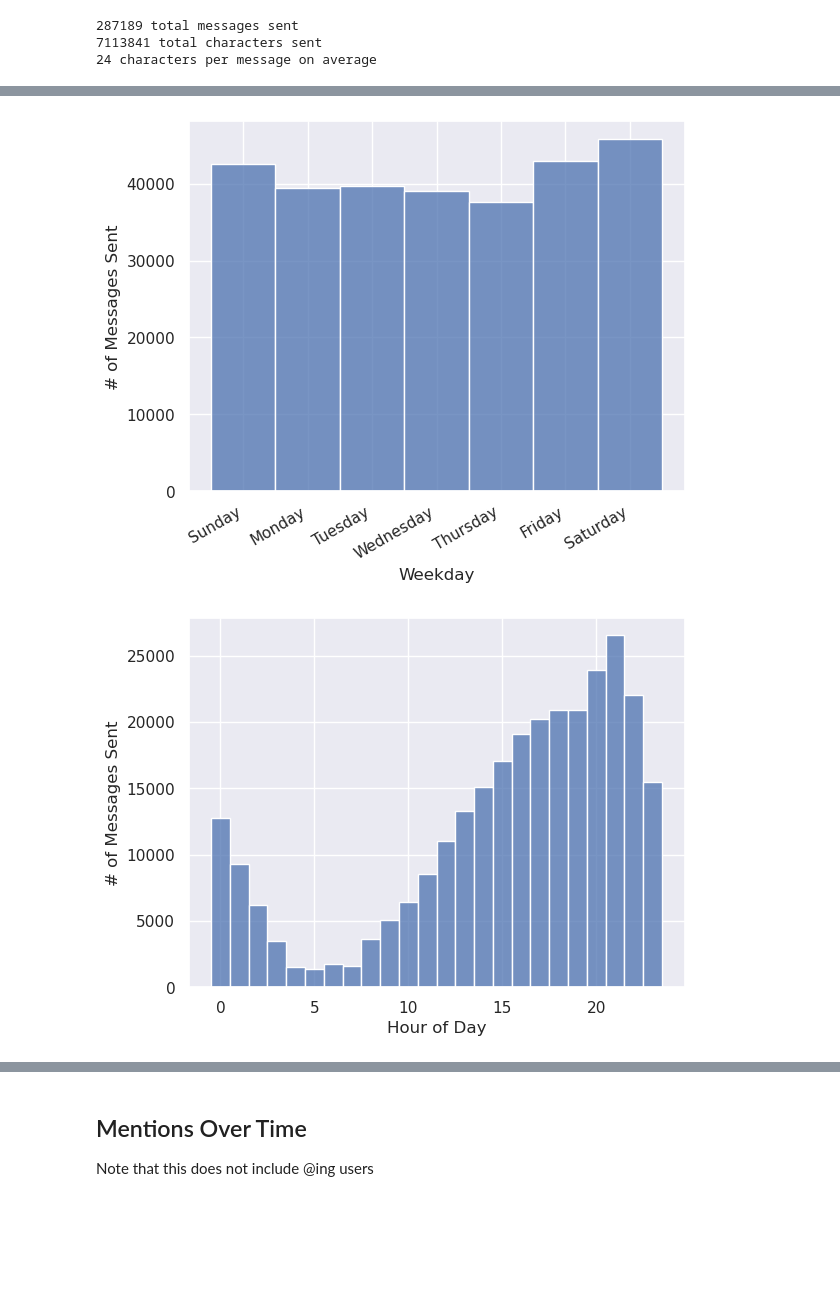
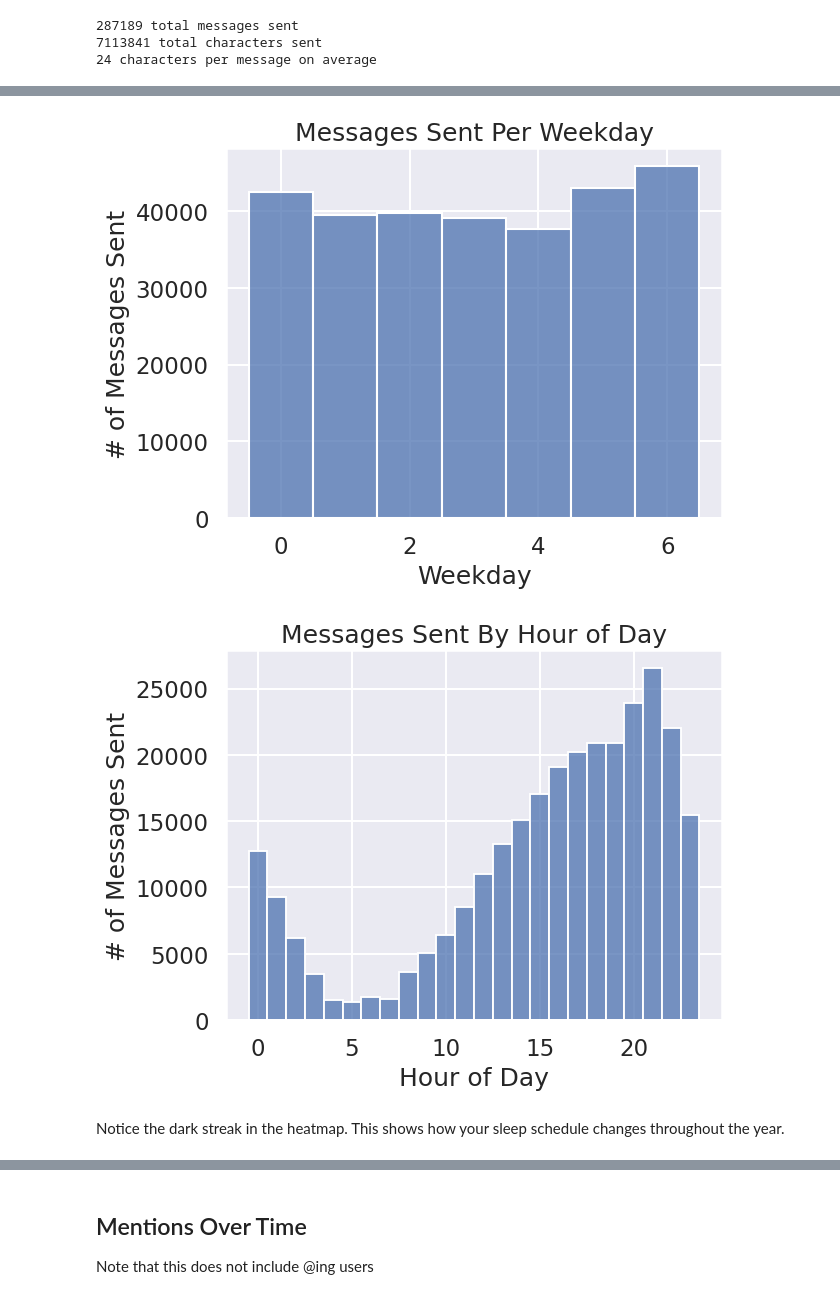
Before and after one commit to codekisser/discord-data-analyzer, a Jupyter notebook: analyzer.ipynb, the cells around one changed output, grey strips where cells are left out. Cells and saved outputs as stored; diff of their text form; code cells hidden in the pictures; blank space fills up the shorter version.

```diff
--- a/analyzer.ipynb
+++ b/analyzer.ipynb
@@ -41,7 +39,7 @@ cuda
 # %%
 # @title Params
 import pandas as pd
-TimeZone = "US/Eastern" #@param {type:"string"}
+TimeZone = "US/Central" #@param {type:"string"}
 date = pd.Timestamp.now(tz=TimeZone)
 print("See if your timezone is correct: ", date)
 # %% [output]
@@ -72,9 +70,13 @@ assert os.path.isdir("package")
 # @title Common Data Visualization Util
 
 import seaborn as sns
+import matplotlib.pyplot as plt
 
 sns.set_theme()
-sns.set_context("notebook")
+sns.set_context("talk")
+
+def keyword_match_wrapper(keyword: str) -> str:
+  return f'(?<![a-zA-Z0-9]){keyword}(?![a-zA-Z0-9])'
 
 def group_and_transform_data(df, group_by, transformer):
   buckets = df.groupby(group_by)
@@ -103,7 +105,7 @@ df_acc = []
 subdirs = next(os.walk('package/messages'))[1]
 for subdir in subdirs:
   df = pd.read_csv(os.path.join("package/messages", subdir, "messages.csv"))
-  df["Channel"] = channel_name_map.get(subdir, None)
+  df["Channel"] = channel_name_map.get(f'c{subdir}', None)
   df = df.drop('Attachments', axis=1)
   df = df.drop('ID', axis=1)
   df_acc.append(df)
@@ -274,17 +273,19 @@ ax.set(xlim=(1, 12));
 # %%
 count_by_week_ax = sns.histplot(data=unprocessed_df_info['Timestamp'].dt.weekday, discrete=True)
 
-count_by_week_ax.set(xlabel="Weekday", ylabel="# of Messages Sent")
-count_by_week_ax.xaxis.set_major_formatter(day_of_week_formatter)
-for label in count_by_week_ax.get_xticklabels(which='major'):
-    label.set(rotation=30, horizontalalignment='right')
+count_by_week_ax.set(title="Messages Sent Per Weekday", xlabel="Weekday", ylabel="# of Messages Sent");
+#count_by_week_ax.xaxis.set_major_formatter(day_of_week_formatter);
+#for label in count_by_week_ax.get_xticklabels(which='major'):
+    #label.set(rotation=30, horizontalalignment='right')
 # %% [output]
-[figure, old version]
+[figure, new version]
 # %%
 ax = sns.histplot(data=unprocessed_df_info['Timestamp'].dt.hour, discrete=True)
-ax.set(xlabel="Hour of Day", ylabel="# of Messages Sent");
+ax.set(title="Messages Sent By Hour of Day", xlabel="Hour of Day", ylabel="# of Messages Sent");
 # %% [output]
-[figure, old version]
+[figure, new version]
+# %% [markdown]
+Notice the dark streak in the heatmap. This shows how your sleep schedule changes throughout the year.
 # %%
 import pandas as pd
 
```
Also changed, not shown: parts of 20 cells of this notebook, 1 other file.
